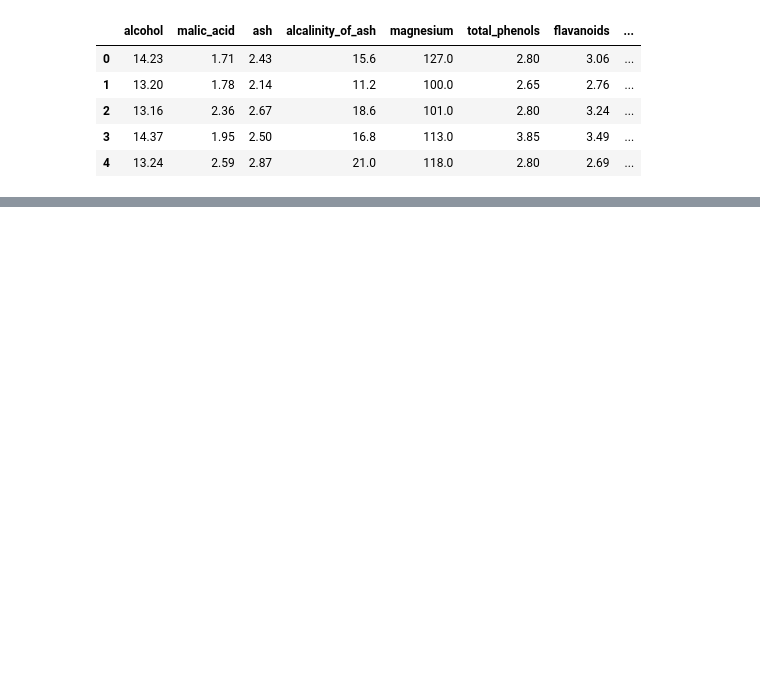
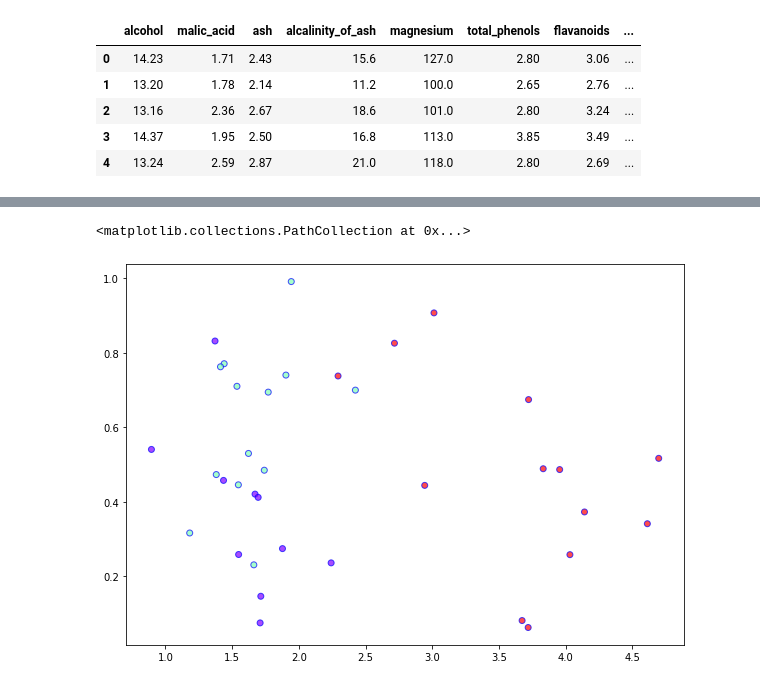
Before and after one commit to nayanikab20/ML-algorithms, a Jupyter notebook: LDA.ipynb, the cells around one changed output, grey strips where cells are left out. Cells and saved outputs as stored; diff of their text form; code cells hidden in the pictures; blank space fills up the shorter version.

```diff
--- a/LDA.ipynb
+++ b/LDA.ipynb
@@ -167,0 +153,20 @@ d
+# %%
+# testing
+
+X_test_lda = np.array(X_test.dot(w_matrix))
+
+Y_test_code = le.fit_transform(Y_test)
+
+figure=plt.figure(figsize=(10,7))
+ax=plt.axes(projection=None)
+ax.scatter(
+    X_test_lda[:,0],
+    X_test_lda[:,1],
+    c=Y_test_code,
+    cmap='rainbow',
+    alpha=0.7,
+    edgecolors='b'
+)
+# %% [output]
+<matplotlib.collections.PathCollection at 0x...>
+[figure, added]
```
Also changed, not shown: parts of 18 cells of this notebook.
